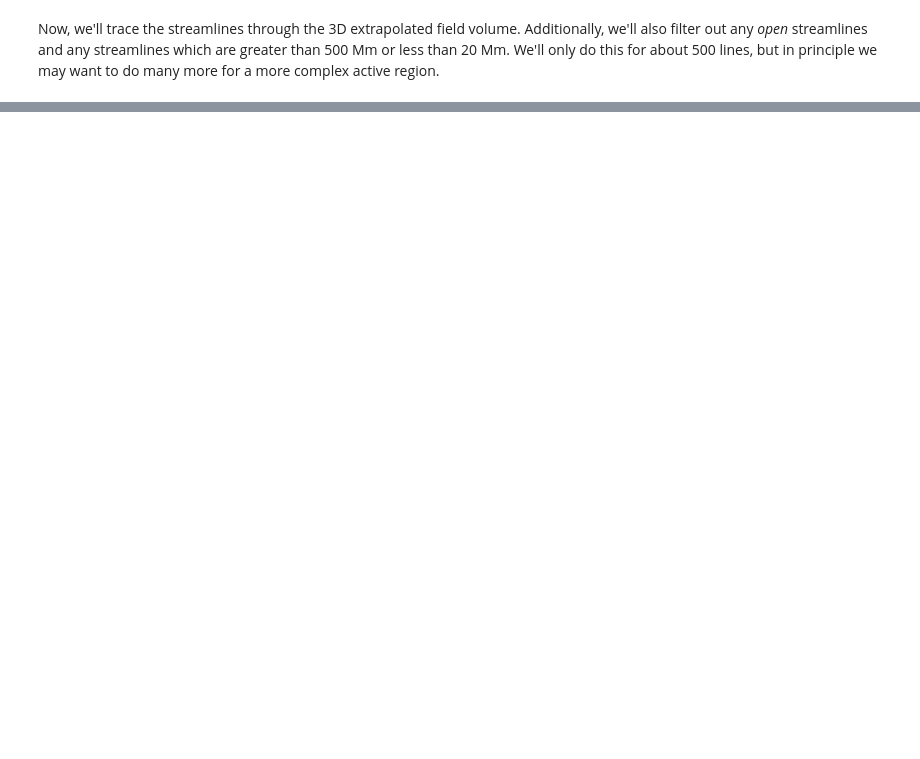
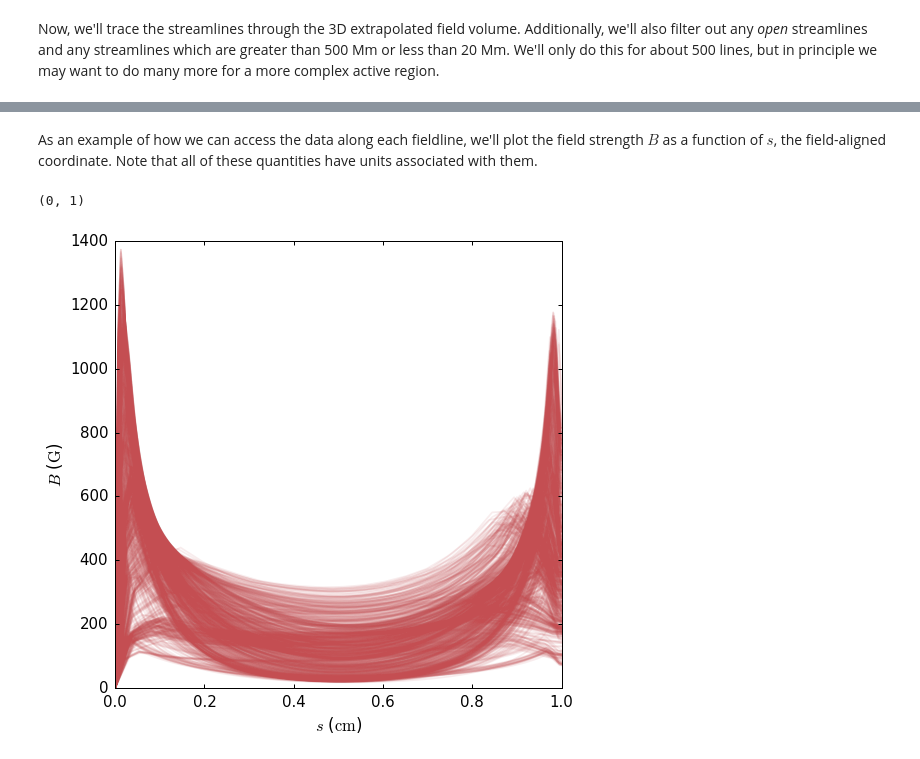
Before and after one commit to wtbarnes/synthesizAR, a Jupyter notebook: examples/magnetic_skeleton_example.ipynb, the cells around one changed output, grey strips where cells are left out. Cells and saved outputs as stored; diff of their text form; code cells hidden in the pictures; blank space fills up the shorter version.

Commit message:
example usage of loop objects

```diff
--- a/examples/magnetic_skeleton_example.ipynb
+++ b/examples/magnetic_skeleton_example.ipynb
@@ -77,0 +85,15 @@ field.peek()
+# %% [markdown]
+As an example of how we can access the data along each fieldline, we'll plot the field strength $B$ as a function of $s$, the field-aligned coordinate. Note that all of these quantities have units associated with them.
+# %%
+plt.figure(figsize=(8,8))
+for loop in field.loops:
+    plt.plot(loop.field_aligned_coordinate/loop.full_length,loop.field_strength,
+             alpha=0.1,color=sns.color_palette('deep')[2])
+plt.ylabel(r'$B$ ($\mathrm{{ {} }}$)'.format(loop.field_strength.unit.name))
+plt.xlabel(r'$s$ ($\mathrm{{ {} }}$)'.format(loop.field_aligned_coordinate.unit.name))
+plt.xlim([0,1])
+#plt.xscale('log')
+#plt.yscale('log')
+# %% [output]
+(0, 1)
+[figure, added]
```
Also changed, not shown: parts of 8 cells of this notebook.
